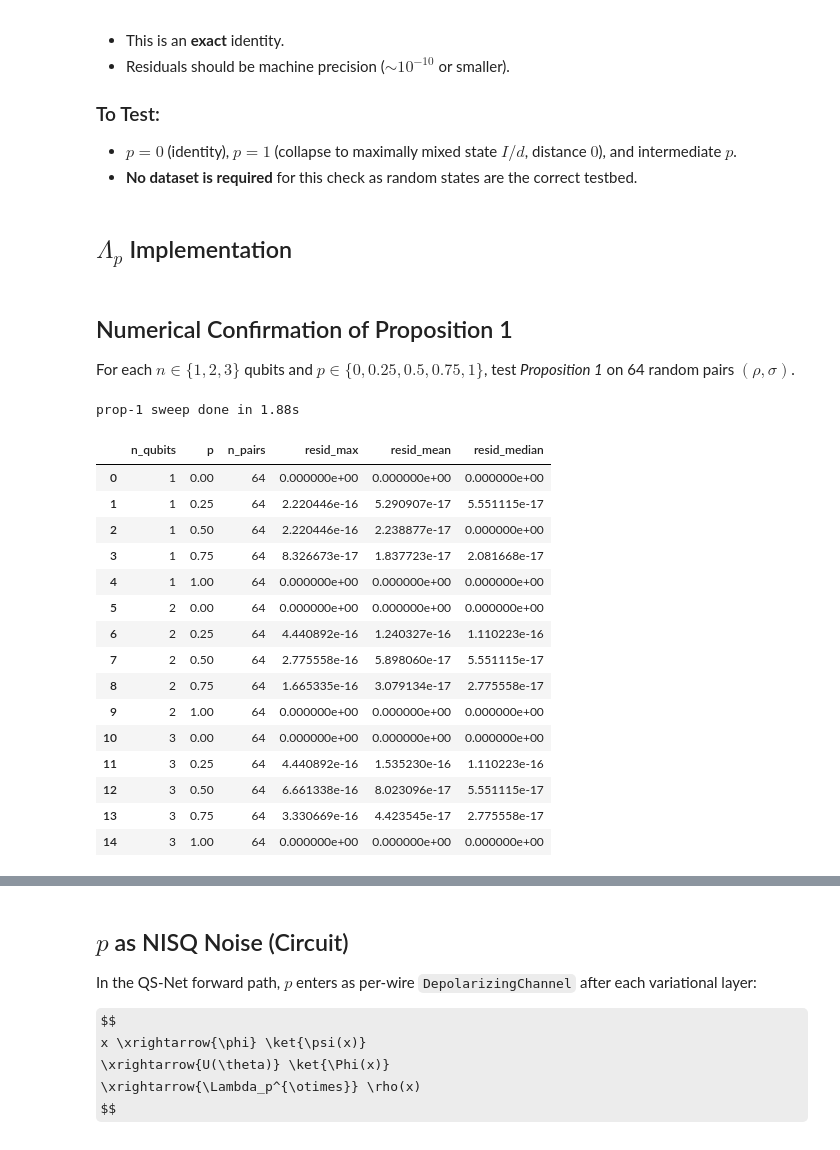
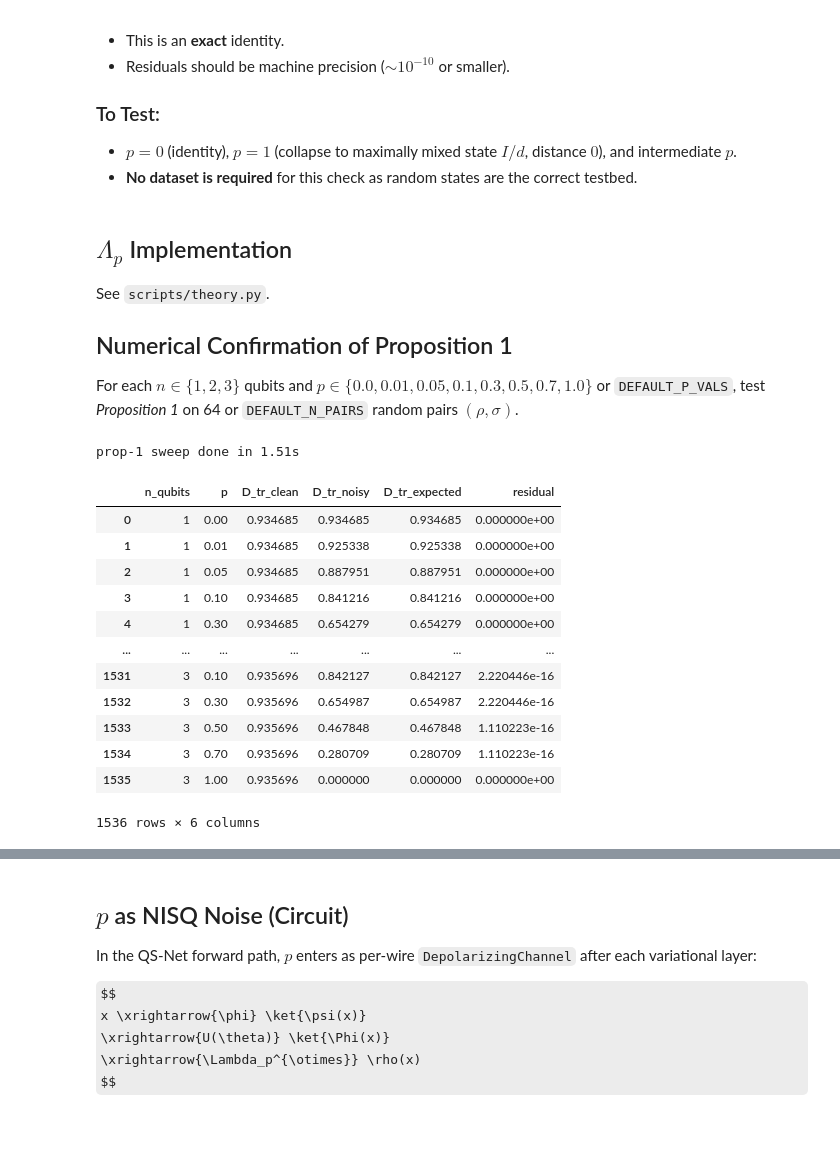
Before and after one commit to lawun330/quantum-sentinel, a Jupyter notebook: 15.depolarizing-channel.ipynb, the cells around one changed output, grey strips where cells are left out. Cells and saved outputs as stored; diff of their text form; code cells hidden in the pictures; some formulas as TeX source.

Commit message:
update scripts to v2.2

```diff
--- a/15.depolarizing-channel.ipynb
+++ b/15.depolarizing-channel.ipynb
@@ -69,5 +82,3 @@ In other words, depolarizing noise **rescales** Hilbert-space geometry by $(1-p)
 
 - $p=0$ (identity), $p=1$ (collapse to maximally mixed state $I/d$, distance $0$), and intermediate $p$.
 - **No dataset is required** for this check as random states are the correct testbed.
-# %% [markdown]
-## $\Lambda_p$ Implementation
@@ -99,52 +85,47 @@ def prop1_residual(rho, sigma, p):
 # %% [markdown]
+## $\Lambda_p$ Implementation
+
+See `scripts/theory.py`.
+
 ## Numerical Confirmation of Proposition 1
 
-For each $n\in\{1,2,3\}$ qubits and $p\in\{0, 0.25, 0.5, 0.75, 1\}$, test *Proposition 1* on 64 random pairs $(ρ,σ)$.
+For each $n\in\{1,2,3\}$ qubits and $p\in\{0.0, 0.01, 0.05, 0.1, 0.3, 0.5, 0.7, 1.0\}$ or `DEFAULT_P_VALS`, test *Proposition 1* on 64 or `DEFAULT_N_PAIRS` random pairs $(ρ,σ)$.
+# %%
+n_pairs = DEFAULT_N_PAIRS
+p_grid = list(DEFAULT_P_VALS)
+qubit_grid = [1, 2, 3]
+tol = PROP1_RESIDUAL_TOL
 # %%
-n_pairs = 64
-p_grid = [0.0, 0.25, 0.5, 0.75, 1.0]
-qubit_grid = [1, 2, 3]
-
 rows = []
 t0 = time.perf_counter()
 for n_qubits in qubit_grid:
     dim = 2 ** n_qubits
-    for p in p_grid:
-        residuals = []
-        for _ in range(n_pairs):
-            rho = random_density_matrix(dim, device)
-            sigma = random_density_matrix(dim, device)
-            resid, d_clean, d_noisy, expected = prop1_residual(rho, sigma, p)
-            residuals.append(resid)
-        residuals = np.array(residuals)
+    for r in check_proposition1(dim, p_values=p_grid, n_pairs=n_pairs, seed=SEED):
         rows.append({
             "n_qubits": n_qubits,
-            "p": p,
-            "n_pairs": n_pairs,
-            "resid_max": float(residuals.max()),
-            "resid_mean": float(residuals.mean()),
-            "resid_median": float(np.median(residuals)),
+            "p": r["p"],
+            "D_tr_clean": r["D_tr_clean"],
+            "D_tr_noisy": r["D_tr_noisy"],
+            "D_tr_expected": r["D_tr_expected"],
+            "residual": float(r["residual"]),
         })
 
-prop1_df = pd.DataFrame(rows)
+rec_df = pd.DataFrame(rows)
 elapsed = time.perf_counter() - t0
 print(f"prop-1 sweep done in {elapsed:.2f}s")
-prop1_df
+rec_df
 # %% [output]
-prop-1 sweep done in 1.88s
+prop-1 sweep done in 1.51s
-|  | n_qubits | p | n_pairs | resid_max | resid_mean | resid_median |
-| 0 | 1 | 0.00 | 64 | 0.000000e+00 | 0.000000e+00 | 0.000000e+00 |
-| 1 | 1 | 0.25 | 64 | 2.220446e-16 | 5.290907e-17 | 5.551115e-17 |
-| 2 | 1 | 0.50 | 64 | 2.220446e-16 | 2.238877e-17 | 0.000000e+00 |
-| 3 | 1 | 0.75 | 64 | 8.326673e-17 | 1.837723e-17 | 2.081668e-17 |
-| 4 | 1 | 1.00 | 64 | 0.000000e+00 | 0.000000e+00 | 0.000000e+00 |
-| 5 | 2 | 0.00 | 64 | 0.000000e+00 | 0.000000e+00 | 0.000000e+00 |
-| 6 | 2 | 0.25 | 64 | 4.440892e-16 | 1.240327e-16 | 1.110223e-16 |
-| 7 | 2 | 0.50 | 64 | 2.775558e-16 | 5.898060e-17 | 5.551115e-17 |
-| 8 | 2 | 0.75 | 64 | 1.665335e-16 | 3.079134e-17 | 2.775558e-17 |
-| 9 | 2 | 1.00 | 64 | 0.000000e+00 | 0.000000e+00 | 0.000000e+00 |
-| 10 | 3 | 0.00 | 64 | 0.000000e+00 | 0.000000e+00 | 0.000000e+00 |
-| 11 | 3 | 0.25 | 64 | 4.440892e-16 | 1.535230e-16 | 1.110223e-16 |
-| 12 | 3 | 0.50 | 64 | 6.661338e-16 | 8.023096e-17 | 5.551115e-17 |
-| 13 | 3 | 0.75 | 64 | 3.330669e-16 | 4.423545e-17 | 2.775558e-17 |
-| 14 | 3 | 1.00 | 64 | 0.000000e+00 | 0.000000e+00 | 0.000000e+00 |
+|  | n_qubits | p | D_tr_clean | D_tr_noisy | D_tr_expected | residual |
+| 0 | 1 | 0.00 | 0.934685 | 0.934685 | 0.934685 | 0.000000e+00 |
+| 1 | 1 | 0.01 | 0.934685 | 0.925338 | 0.925338 | 0.000000e+00 |
+| 2 | 1 | 0.05 | 0.934685 | 0.887951 | 0.887951 | 0.000000e+00 |
+| 3 | 1 | 0.10 | 0.934685 | 0.841216 | 0.841216 | 0.000000e+00 |
+| 4 | 1 | 0.30 | 0.934685 | 0.654279 | 0.654279 | 0.000000e+00 |
+| ... | ... | ... | ... | ... | ... | ... |
+| 1531 | 3 | 0.10 | 0.935696 | 0.842127 | 0.842127 | 2.220446e-16 |
+| 1532 | 3 | 0.30 | 0.935696 | 0.654987 | 0.654987 | 2.220446e-16 |
+| 1533 | 3 | 0.50 | 0.935696 | 0.467848 | 0.467848 | 1.110223e-16 |
+| 1534 | 3 | 0.70 | 0.935696 | 0.280709 | 0.280709 | 1.110223e-16 |
+| 1535 | 3 | 1.00 | 0.935696 | 0.000000 | 0.000000 | 0.000000e+00 |
+1536 rows × 6 columns
```
Also changed, not shown: parts of 12 cells of this notebook, 7 other files.
